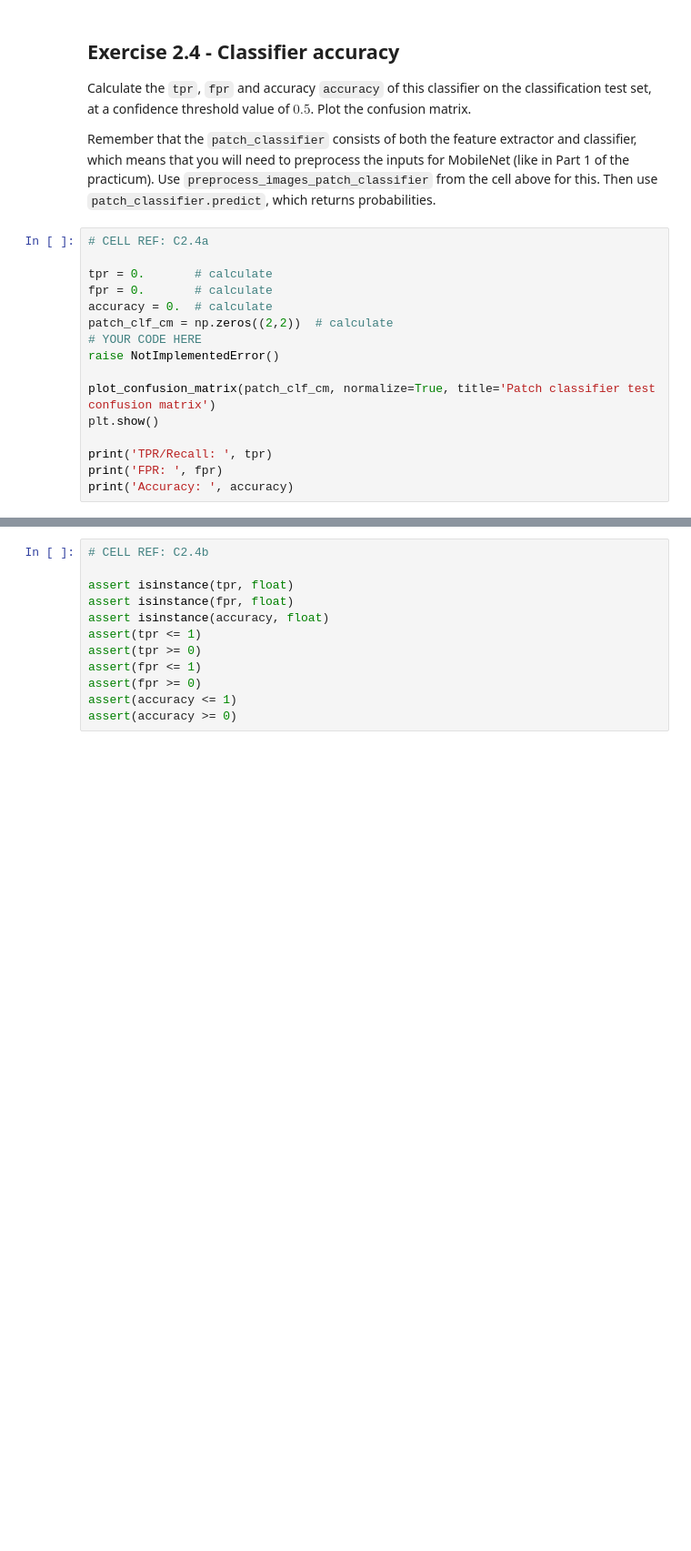
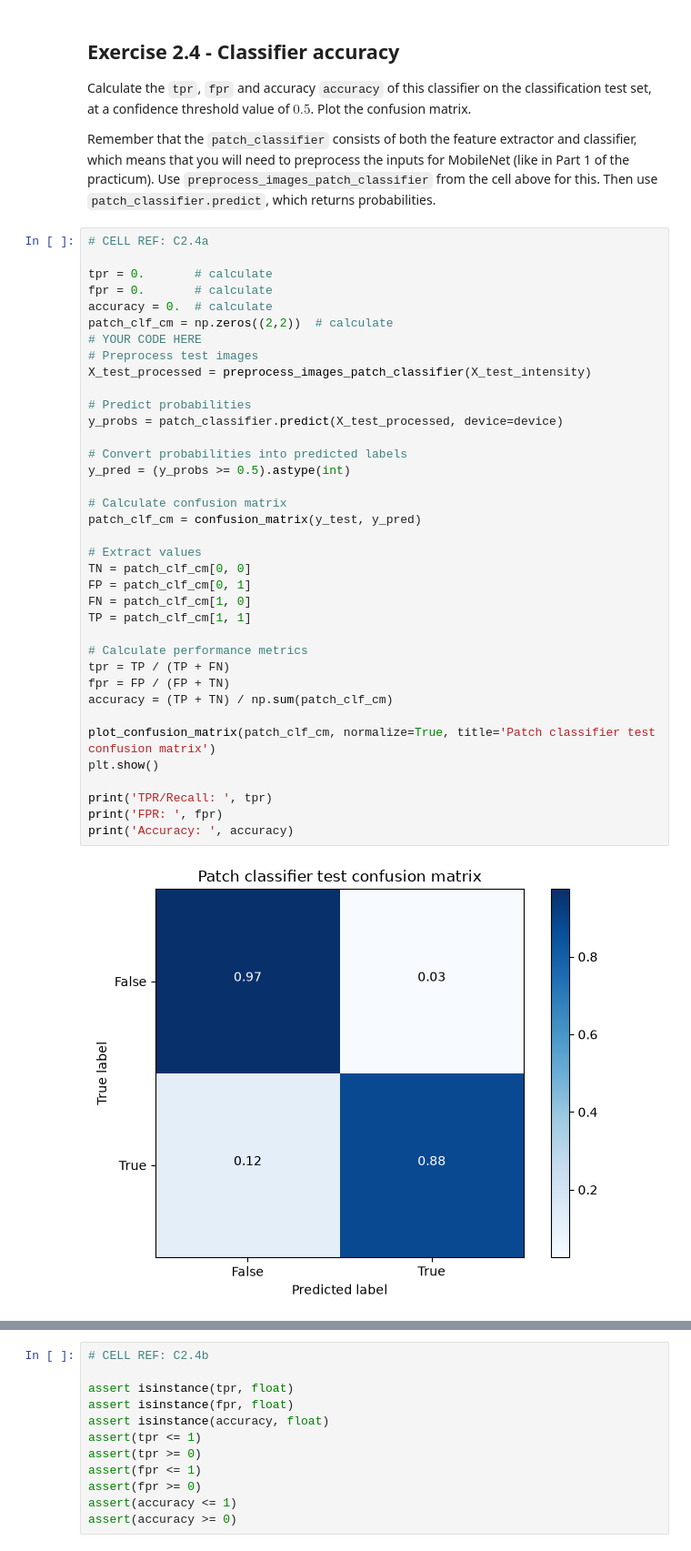
Before and after one commit to Aditto991/RO47004-Practicum1, a Jupyter notebook: practicum1.ipynb, the cells around one changed output, grey strips where cells are left out. Shown at 91% size. Saved outputs shown, nothing was run; the diff lists cells and outputs as text; blank space fills up the shorter version.

```diff
--- a/practicum1.ipynb
+++ b/practicum1.ipynb
@@ -854,16 +967,39 @@ Remember that the `patch_classifier` consists of both the feature extractor and
 # %%
 # CELL REF: C2.4a
 
 tpr = 0.       # calculate
 fpr = 0.       # calculate
 accuracy = 0.  # calculate
 patch_clf_cm = np.zeros((2,2))  # calculate
 # YOUR CODE HERE
-raise NotImplementedError()
+# Preprocess test images
+X_test_processed = preprocess_images_patch_classifier(X_test_intensity)
+
+# Predict probabilities
+y_probs = patch_classifier.predict(X_test_processed, device=device)
+
+# Convert probabilities into predicted labels
+y_pred = (y_probs >= 0.5).astype(int)
+
+# Calculate confusion matrix
+patch_clf_cm = confusion_matrix(y_test, y_pred)
+
+# Extract values
+TN = patch_clf_cm[0, 0]
+FP = patch_clf_cm[0, 1]
+FN = patch_clf_cm[1, 0]
+TP = patch_clf_cm[1, 1]
+
+# Calculate performance metrics
+tpr = TP / (TP + FN)
+fpr = FP / (FP + TN)
+accuracy = (TP + TN) / np.sum(patch_clf_cm)
 
 plot_confusion_matrix(patch_clf_cm, normalize=True, title='Patch classifier test confusion matrix')
 plt.show()
 
 print('TPR/Recall: ', tpr)
 print('FPR: ', fpr)
 print('Accuracy: ', accuracy)
+# %% [output]
+[figure, added]
```
Also changed, not shown: parts of 6 cells of this notebook.
